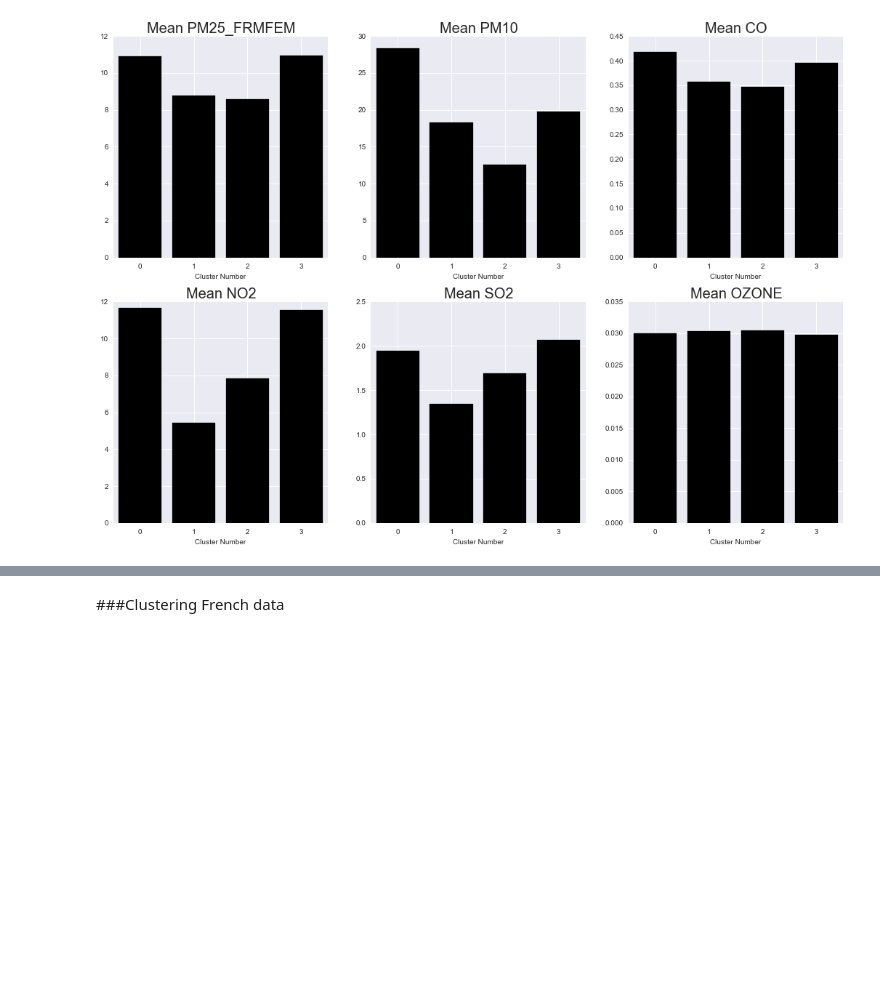
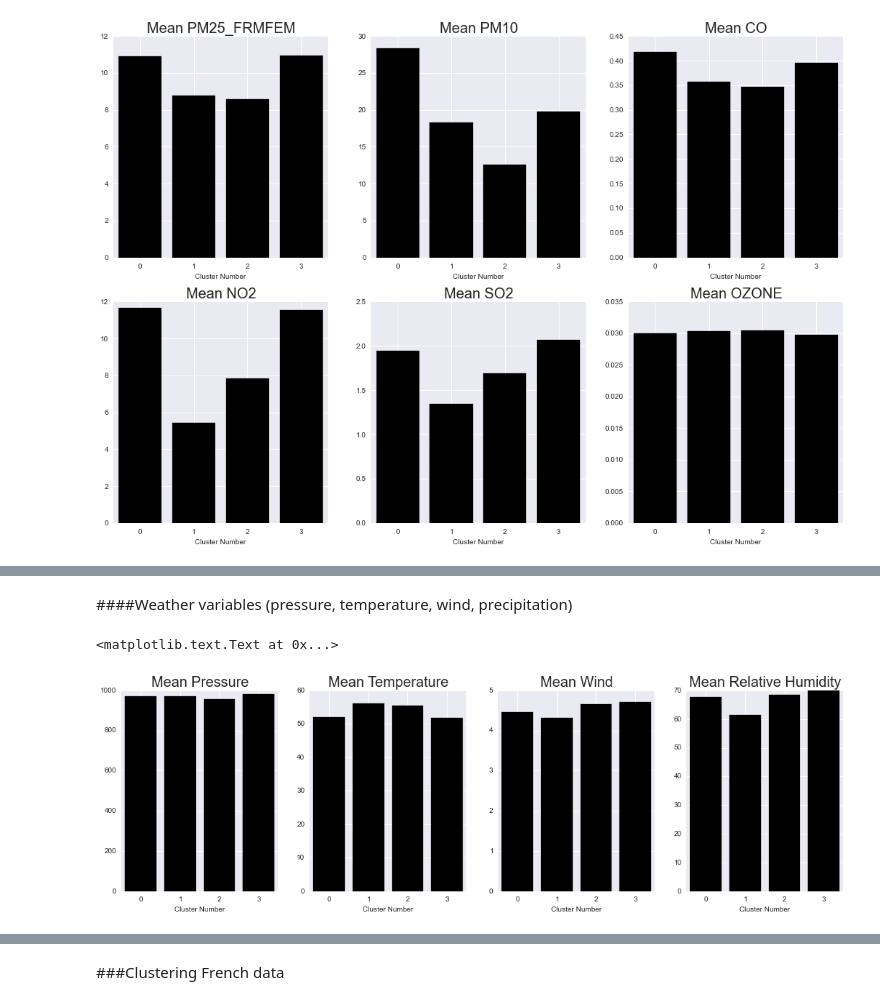
Before and after one commit to mchaffin17/AirPollutionFinalProject, a Jupyter notebook: UnsupervisedLearning_pt2.ipynb, the cells around one changed output, grey strips where cells are left out. Saved outputs shown, nothing was run; the diff lists cells and outputs as text; code cells hidden in the pictures; blank space fills up the shorter version.

```diff
--- a/UnsupervisedLearning_pt2.ipynb
+++ b/UnsupervisedLearning_pt2.ipynb
@@ -195,0 +198,3 @@ plt.xlabel('Cluster Number',horizontalalignment='center',fontsize=10)
+# %%
+us_clu_vars = pd.concat([allclusters, us_year], axis=1, join='inner')
+us_clu_vars.head()
@@ -195,0 +209,3 @@ plt.xlabel('Cluster Number',horizontalalignment='center',fontsize=10)
+# %%
+us_clu_vars_means = us_clu_vars.groupby('Cluster').mean()
+us_clu_vars_means
@@ -195,0 +220,31 @@ plt.xlabel('Cluster Number',horizontalalignment='center',fontsize=10)
+# %% [markdown]
+####Weather variables (pressure, temperature, wind, precipitation)
+# %%
+fig = plt.figure(figsize=(18,5))
+names=['0','1','2','3']
+plt.subplot(1, 4, 1)
+plt.bar(us_clu_vars_means.index,us_clu_vars_means['PRESS'],color='black',align='center')
+plt.title('Mean Pressure',fontsize=20)
+plt.xticks(us_clu_vars_means.index, names,horizontalalignment='center')
+plt.xlabel('Cluster Number',horizontalalignment='center',fontsize=10)
+
+plt.subplot(1, 4, 2)
+plt.bar(us_clu_vars_means.index,us_clu_vars_means['TEMP'],color='black',align='center')
+plt.title('Mean Temperature',fontsize=20)
+plt.xticks(us_clu_vars_means.index, names,horizontalalignment='center')
+plt.xlabel('Cluster Number',horizontalalignment='center',fontsize=10)
+
+plt.subplot(1, 4, 3)
+plt.bar(us_clu_vars_means.index,us_clu_vars_means['WIND'],color='black',align='center')
+plt.title('Mean Wind',fontsize=20)
+plt.xticks(us_clu_vars_means.index, names,horizontalalignment='center')
+plt.xlabel('Cluster Number',horizontalalignment='center',fontsize=10)
+
+plt.subplot(1, 4, 4)
+plt.bar(us_clu_vars_means.index,us_clu_vars_means['RH'],color='black',align='center')
+plt.title('Mean Relative Humidity',fontsize=20)
+plt.xticks(us_clu_vars_means.index, names,horizontalalignment='center')
+plt.xlabel('Cluster Number',horizontalalignment='center',fontsize=10)
+# %% [output]
+<matplotlib.text.Text at 0x...>
+[figure, added]
```
Also changed, not shown: parts of 7 cells of this notebook.
